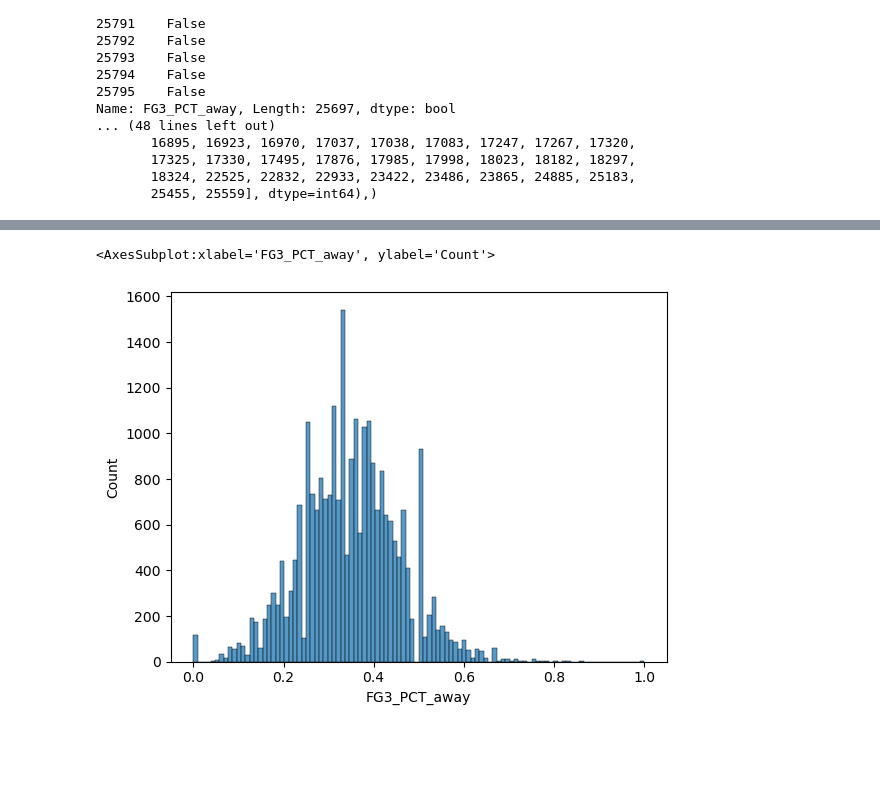
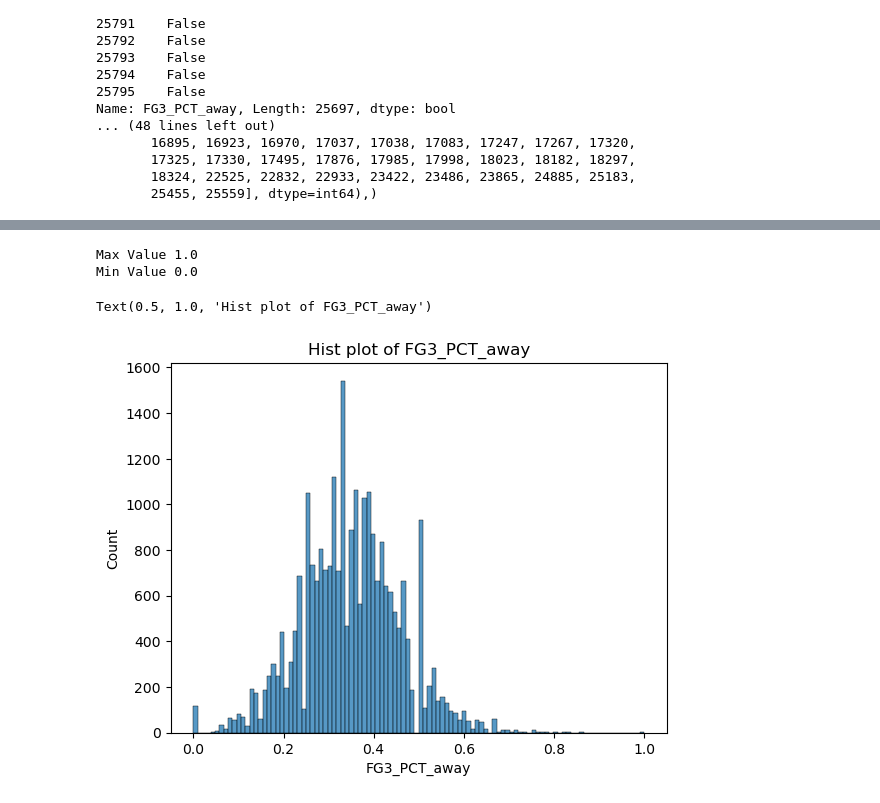
Before and after one commit to swethak2/NBA-games-data, a Jupyter notebook: NBA_games_data.ipynb, the cells around one changed output, grey strips where cells are left out. Drawn from its saved outputs; the diff is of its cells as text; code cells hidden in the pictures; blank space fills up the shorter version.

```diff
--- a/NBA_games_data.ipynb
+++ b/NBA_games_data.ipynb
@@ -351,8 +444,19 @@ sns.boxplot(df['FG3_PCT_away'])
+# %%
+max=df['FG3_PCT_away']
+max_value=max.max()
+min=df['FG3_PCT_away']
+min_value=min.min()
+print("Max Value",max_value)
+print("Min Value",min_value)
+# %% [output]
+Max Value 1.0
+Min Value 0.0
 # %%
 sns.histplot(df['FG3_PCT_away'])
+plt.title("Hist plot of FG3_PCT_away")
 # %% [output]
-<AxesSubplot:xlabel='FG3_PCT_away', ylabel='Count'>
+Text(0.5, 1.0, 'Hist plot of FG3_PCT_away')
-[figure, old version]
+[figure, new version]
 # %%
 #Importing Matplot library in order to visualise the data in barplot
 
```
Also changed, not shown: parts of 23 cells of this notebook.
